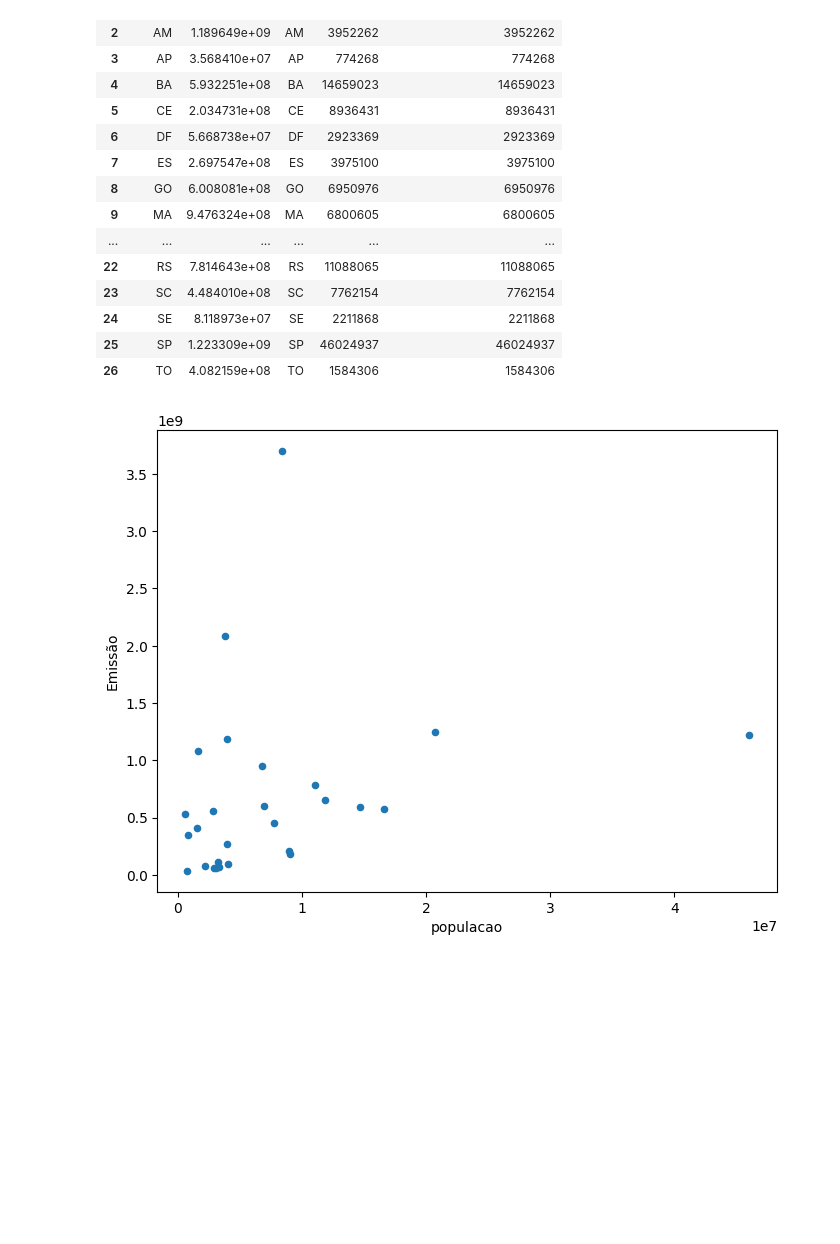
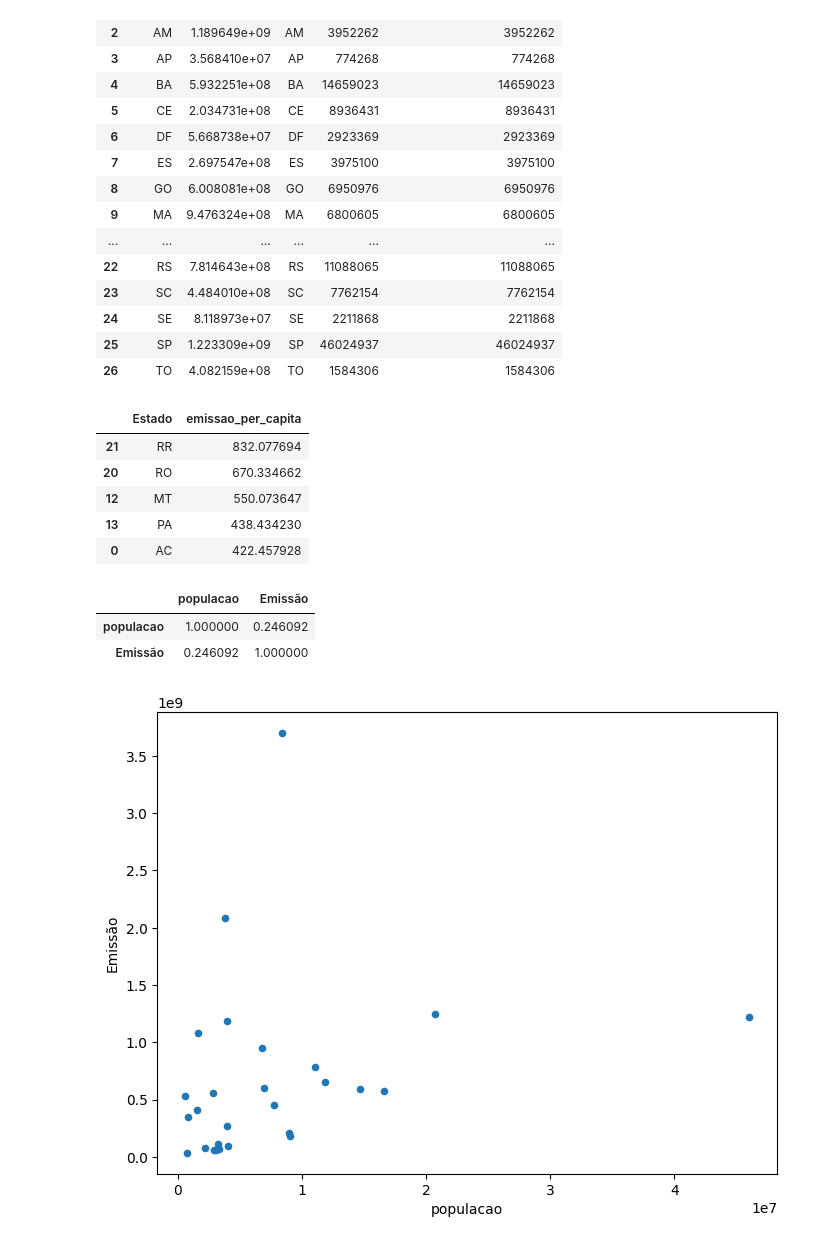
Before and after one commit to danielli-arcari/analise_gases_efeitoestufa, a Jupyter notebook: gases_estufa_Brasil.ipynb, the cells around one changed output. Cells and saved outputs as stored; diff of their text form; code cells hidden in the pictures; blank space fills up the shorter version.

```diff
--- a/gases_estufa_Brasil.ipynb
+++ b/gases_estufa_Brasil.ipynb
@@ -769,6 +773,21 @@ dados_agrupados
 | 24 | SE | 8.118973e+07 | SE | 2211868 | 2211868 |
 | 25 | SP | 1.223309e+09 | SP | 46024937 | 46024937 |
 | 26 | TO | 4.082159e+08 | TO | 1584306 | 1584306 |
+# %%
+dados_agrupados[['Estado','emissao_per_capita']].head(5)
+# %% [output]
+|  | Estado | emissao_per_capita |
+| 21 | RR | 832.077694 |
+| 20 | RO | 670.334662 |
+| 12 | MT | 550.073647 |
+| 13 | PA | 438.434230 |
+| 0 | AC | 422.457928 |
+# %%
+dados_agrupados[['populacao','Emissão']].corr()
+# %% [output]
+|  | populacao | Emissão |
+| populacao | 1.000000 | 0.246092 |
+| Emissão | 0.246092 | 1.000000 |
 # %%
 dados_agrupados.plot(x = 'populacao', y= 'Emissão', kind = 'scatter', figsize=(8,6));
 # %% [output]
```
Also changed, not shown: parts of 1 cell of this notebook.
